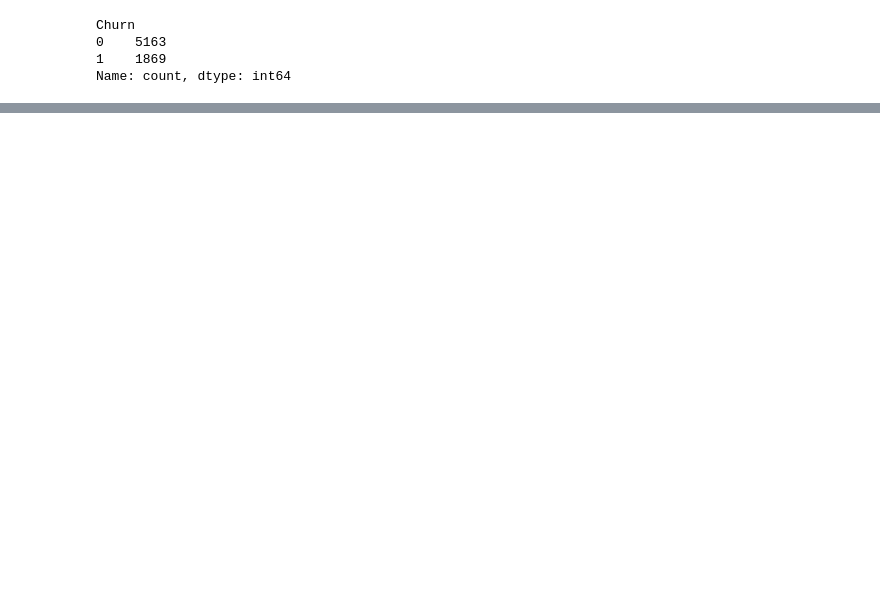
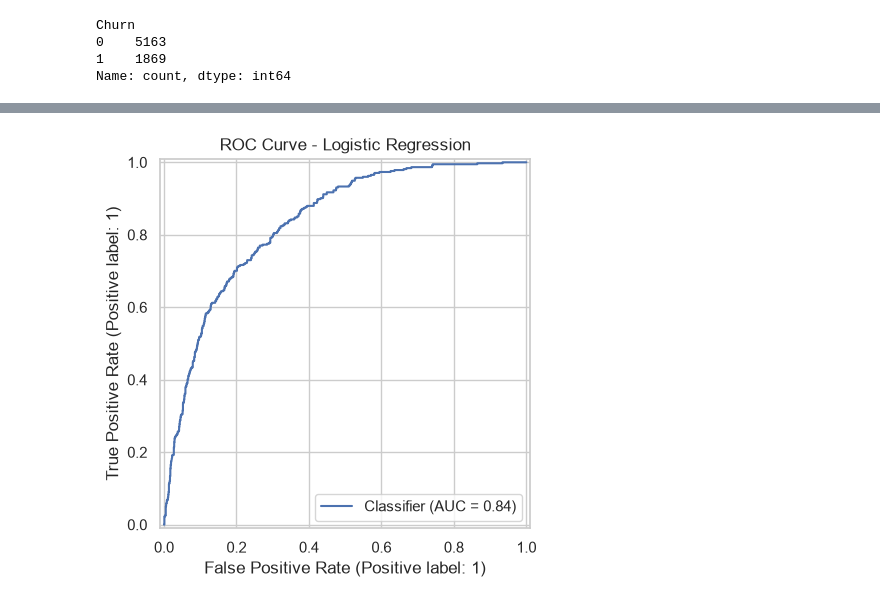
Before and after one commit to Romisha08/Customer_churn, a Jupyter notebook: notebooks/customer_churn.ipynb, the cells around one changed output, grey strips where cells are left out. Cells and saved outputs as stored; diff of their text form; code cells hidden in the pictures; blank space fills up the shorter version.

```diff
--- a/notebooks/customer_churn.ipynb
+++ b/notebooks/customer_churn.ipynb
@@ -444,0 +494,2 @@ X_train, X_test, y_train, y_test = train_test_split(
+# %%
+logistic_probabilities = logistic_model.predict_proba(X_test)[:, 1]
@@ -444,0 +592,9 @@ X_train, X_test, y_train, y_test = train_test_split(
+# %%
+RocCurveDisplay.from_predictions(
+    y_test,
+    logistic_probabilities,
+)
+plt.title("ROC Curve - Logistic Regression")
+plt.show()
+# %% [output]
+[figure, added]
```
Also changed, not shown: parts of 60 cells of this notebook, 7 other files.
